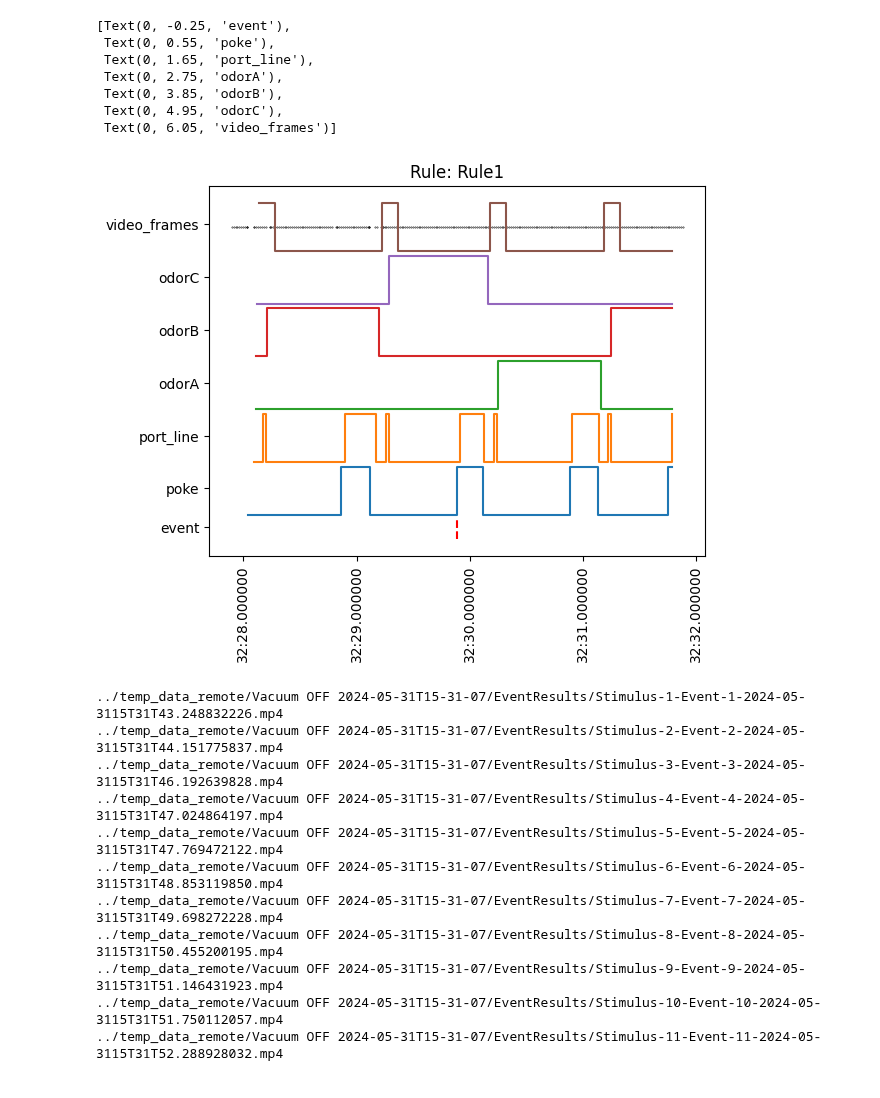
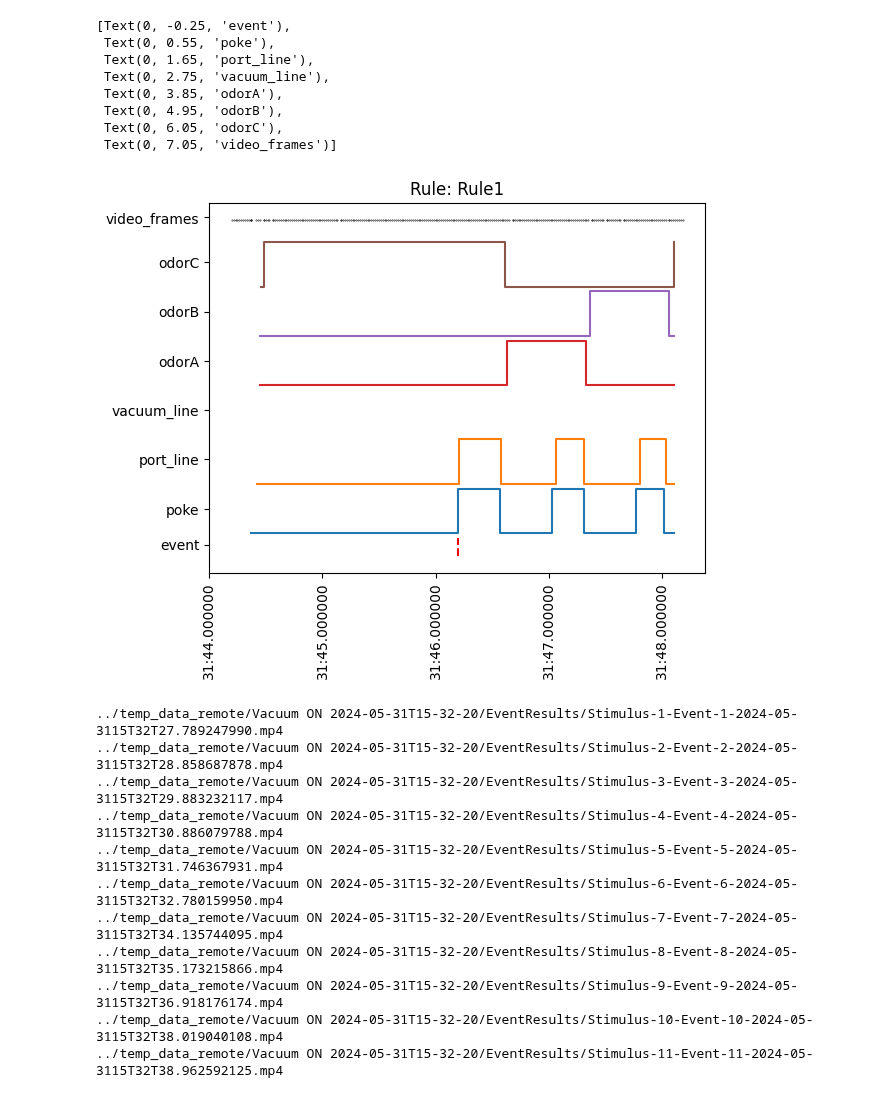
Before and after one commit to goatsofnaxos/Delphi, a Jupyter notebook: analysis/postprocess.ipynb, the cells around one changed output. Saved outputs shown, nothing was run; the diff lists cells and outputs as text; code cells hidden in the pictures.

```diff
--- a/analysis/postprocess.ipynb
+++ b/analysis/postprocess.ipynb
@@ -16,11 +16,11 @@ session_data_reader = utils.SessionData()
 rules_reader = utils.SessionData()
 video_reader = utils.Video()
 
-harp_datafolder = r'../temp_data_remote/Vacuum ON 2024-05-31T15-32-20/Expander/'
-settings_datafolder = r'../temp_data_remote/Vacuum ON 2024-05-31T15-32-20/SessionSettings/'
-rules_datafolder = r'../temp_data_remote/Vacuum ON 2024-05-31T15-32-20/RuleSettings/'
-video_datafolder = r'../temp_data_remote/Vacuum ON 2024-05-31T15-32-20/VideoData/'
-output_event_folder = r'../temp_data_remote/Vacuum ON 2024-05-31T15-32-20/EventResults/'
+harp_datafolder = r'../temp_data_remote/Vacuum OFF 2024-05-31T15-31-07/Expander/'
+settings_datafolder = r'../temp_data_remote/Vacuum OFF 2024-05-31T15-31-07/SessionSettings/'
+rules_datafolder = r'../temp_data_remote/Vacuum OFF 2024-05-31T15-31-07/RuleSettings/'
+video_datafolder = r'../temp_data_remote/Vacuum OFF 2024-05-31T15-31-07/VideoData/'
+output_event_folder = r'../temp_data_remote/Vacuum OFF 2024-05-31T15-31-07/EventResults/'
 # %%
 # read experiment metadata
 session_settings = utils.load_json(session_data_reader, settings_datafolder)
@@ -247,34 +247,35 @@ Time
 # %%
 # Construct a plot of one of these results
 event_idx = 2
 event_data = results[event_idx][0]
 event_vid = results[event_idx][1]
 event_df = results[event_idx][2]
 fig = plt.figure()
 
 plt.plot([event_df.index[0], event_df.index[0]], [-0.5, -0.1], c='r', linestyle='dashed')
 plt.plot(event_data["poke_events"].ffill(), drawstyle = 'steps-post')
 plt.plot(event_data["port_line_state"].ffill() + 1.1, drawstyle = 'steps-post')
 plt.plot(event_data["vacuum_line_state"].ffill() + 2.2, drawstyle = 'steps-post')
 plt.plot(event_data["odorA_state"].ffill() + 3.3, drawstyle = 'steps-post')
 plt.plot(event_data["odorB_state"].ffill() + 4.4, drawstyle = 'steps-post')
 plt.plot(event_data["odorC_state"].ffill() + 5.5, drawstyle = 'steps-post')
 plt.scatter(event_vid.index, np.ones((1, len(event_vid.index))) * 7, c='k', s=0.1)
 plt.xticks(rotation=90)
 plt.title(f"Rule: {event_df['current_rule'][0]}")
 
 ax = fig.axes[0]
 ax.set_yticks([-0.25, 0.55, 1.65, 2.75, 3.85, 4.95, 6.05, 7.05])
-ax.set_yticklabels(['event', 'poke', 'port_line', 'odorA', 'odorB', 'odorC', 'video_frames'])
+ax.set_yticklabels(['event', 'poke', 'port_line', 'vacuum_line', 'odorA', 'odorB', 'odorC', 'video_frames'])
 # %% [output]
 [Text(0, -0.25, 'event'),
  Text(0, 0.55, 'poke'),
  Text(0, 1.65, 'port_line'),
- Text(0, 2.75, 'odorA'),
- Text(0, 3.85, 'odorB'),
- Text(0, 4.95, 'odorC'),
- Text(0, 6.05, 'video_frames')]
+ Text(0, 2.75, 'vacuum_line'),
+ Text(0, 3.85, 'odorA'),
+ Text(0, 4.95, 'odorB'),
+ Text(0, 6.05, 'odorC'),
+ Text(0, 7.05, 'video_frames')]
-[figure, old version]
+[figure, new version]
 # %%
 def create_event_video(experiment_state: pd.DataFrame, event_frame_data: pd.DataFrame, event_df: pd.DataFrame):
     # get all frames
@@ -315,14 +316,14 @@ for i, r in enumerate(results):
     print(vid_path)
     video.export(annotated, vid_path, 50)
 # %% [output]
-../temp_data_remote/Vacuum OFF 2024-05-31T15-31-07/EventResults/Stimulus-1-Event-1-2024-05-3115T31T43.248832226.mp4
-../temp_data_remote/Vacuum OFF 2024-05-31T15-31-07/EventResults/Stimulus-2-Event-2-2024-05-3115T31T44.151775837.mp4
-../temp_data_remote/Vacuum OFF 2024-05-31T15-31-07/EventResults/Stimulus-3-Event-3-2024-05-3115T31T46.192639828.mp4
-../temp_data_remote/Vacuum OFF 2024-05-31T15-31-07/EventResults/Stimulus-4-Event-4-2024-05-3115T31T47.024864197.mp4
-../temp_data_remote/Vacuum OFF 2024-05-31T15-31-07/EventResults/Stimulus-5-Event-5-2024-05-3115T31T47.769472122.mp4
-../temp_data_remote/Vacuum OFF 2024-05-31T15-31-07/EventResults/Stimulus-6-Event-6-2024-05-3115T31T48.853119850.mp4
-../temp_data_remote/Vacuum OFF 2024-05-31T15-31-07/EventResults/Stimulus-7-Event-7-2024-05-3115T31T49.698272228.mp4
-../temp_data_remote/Vacuum OFF 2024-05-31T15-31-07/EventResults/Stimulus-8-Event-8-2024-05-3115T31T50.455200195.mp4
-../temp_data_remote/Vacuum OFF 2024-05-31T15-31-07/EventResults/Stimulus-9-Event-9-2024-05-3115T31T51.146431923.mp4
-../temp_data_remote/Vacuum OFF 2024-05-31T15-31-07/EventResults/Stimulus-10-Event-10-2024-05-3115T31T51.750112057.mp4
-../temp_data_remote/Vacuum OFF 2024-05-31T15-31-07/EventResults/Stimulus-11-Event-11-2024-05-3115T31T52.288928032.mp4
+../temp_data_remote/Vacuum ON 2024-05-31T15-32-20/EventResults/Stimulus-1-Event-1-2024-05-3115T32T27.789247990.mp4
+../temp_data_remote/Vacuum ON 2024-05-31T15-32-20/EventResults/Stimulus-2-Event-2-2024-05-3115T32T28.858687878.mp4
+../temp_data_remote/Vacuum ON 2024-05-31T15-32-20/EventResults/Stimulus-3-Event-3-2024-05-3115T32T29.883232117.mp4
+../temp_data_remote/Vacuum ON 2024-05-31T15-32-20/EventResults/Stimulus-4-Event-4-2024-05-3115T32T30.886079788.mp4
+../temp_data_remote/Vacuum ON 2024-05-31T15-32-20/EventResults/Stimulus-5-Event-5-2024-05-3115T32T31.746367931.mp4
+../temp_data_remote/Vacuum ON 2024-05-31T15-32-20/EventResults/Stimulus-6-Event-6-2024-05-3115T32T32.780159950.mp4
+../temp_data_remote/Vacuum ON 2024-05-31T15-32-20/EventResults/Stimulus-7-Event-7-2024-05-3115T32T34.135744095.mp4
+../temp_data_remote/Vacuum ON 2024-05-31T15-32-20/EventResults/Stimulus-8-Event-8-2024-05-3115T32T35.173215866.mp4
+../temp_data_remote/Vacuum ON 2024-05-31T15-32-20/EventResults/Stimulus-9-Event-9-2024-05-3115T32T36.918176174.mp4
+../temp_data_remote/Vacuum ON 2024-05-31T15-32-20/EventResults/Stimulus-10-Event-10-2024-05-3115T32T38.019040108.mp4
+../temp_data_remote/Vacuum ON 2024-05-31T15-32-20/EventResults/Stimulus-11-Event-11-2024-05-3115T32T38.962592125.mp4
```
Also changed, not shown: parts of 5 cells of this notebook.
